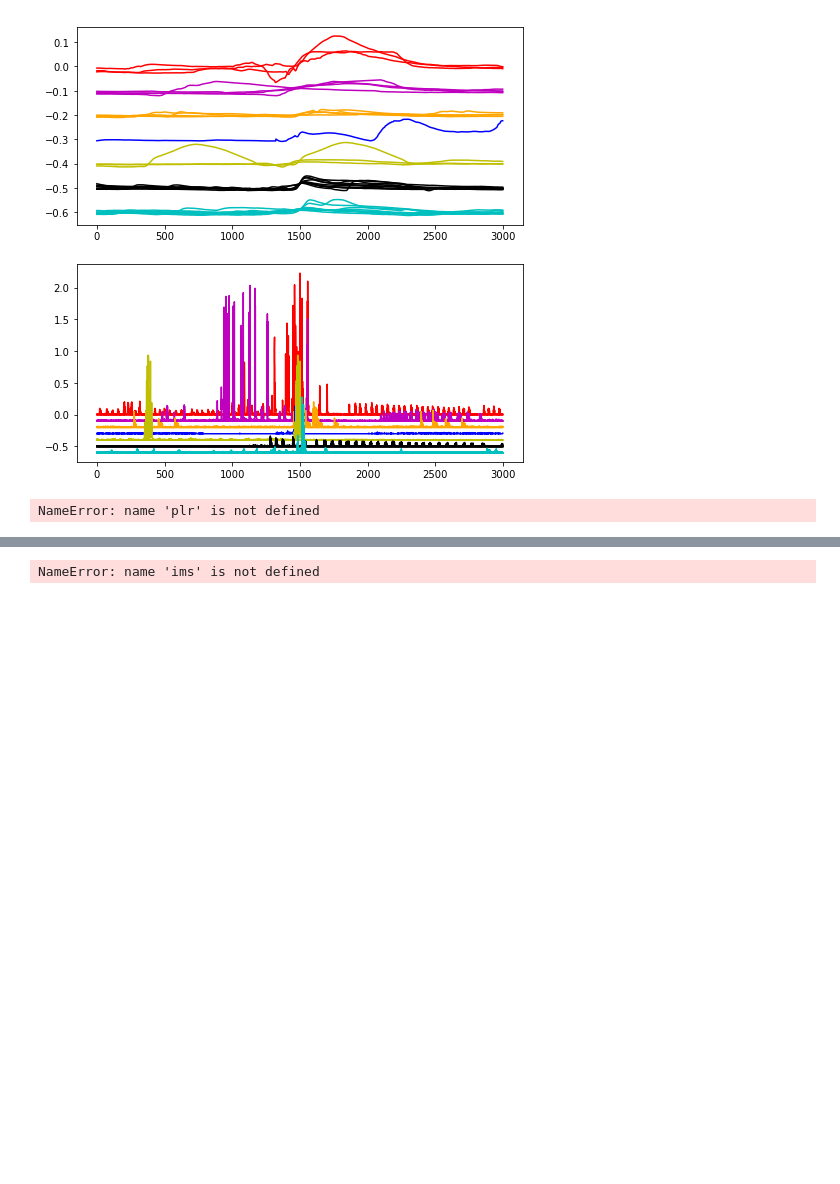
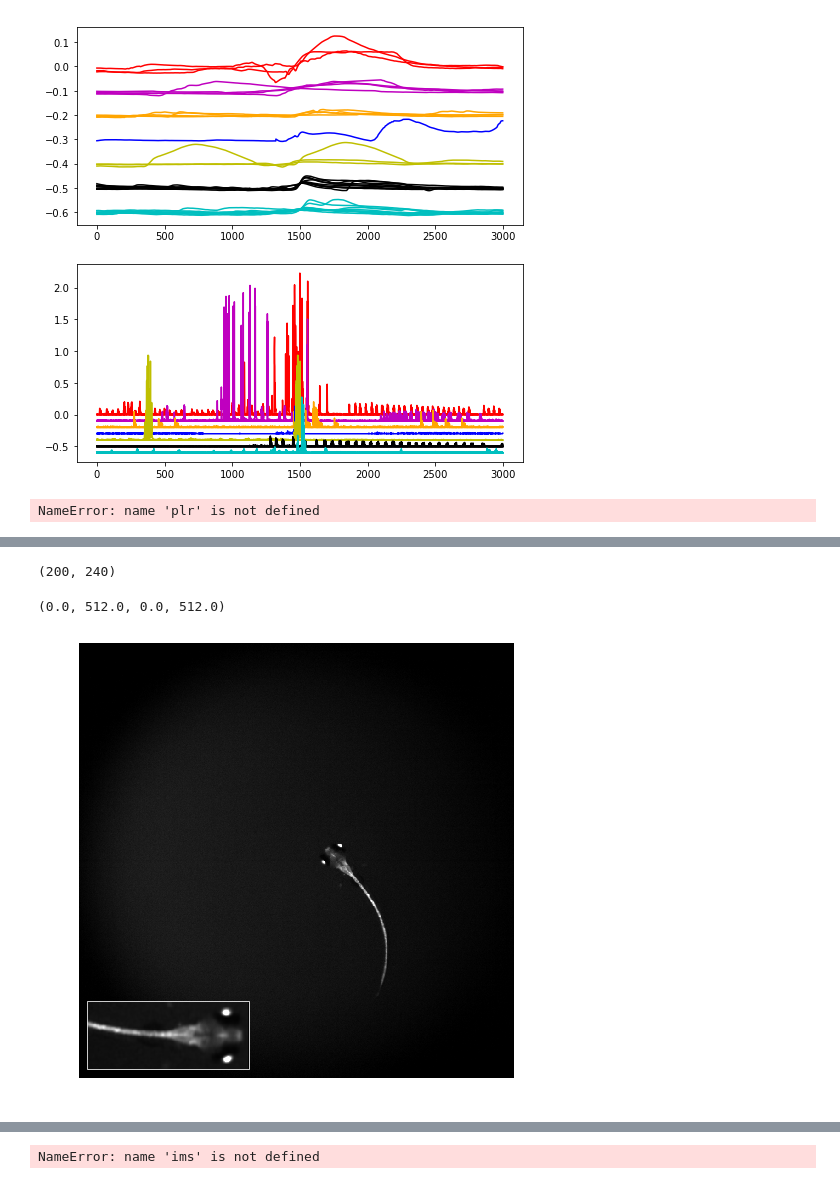
Before and after one commit to Yumuu/ngm, a Jupyter notebook: notebooks/embedding-videos-analysis.ipynb, the cells around one changed output, grey strips where cells are left out. Drawn from its saved outputs; the diff is of its cells as text; code cells hidden in the pictures; blank space fills up the shorter version.

Commit message:
updated plot of example struggle

```diff
--- a/notebooks/embedding-videos-analysis.ipynb
+++ b/notebooks/embedding-videos-analysis.ipynb
@@ -274,3 +271,30 @@ axs.add_patch(rect)
+# %%
+fish_ims_al[0].shape
+# %% [output]
+(200, 240)
+# %%
+def make_composite_fish_image(raw, inset, scale, origin):
+        from skimage.transform import resize
+        inset = resize(inset, scale * np.array(inset.shape), preserve_range=True)
+        raw[origin[0]:origin[0] + inset.shape[0], origin[1]:origin[1]+inset.shape[1]] = inset
+
+        return raw, (*origin, *inset.shape)
+# %%
+from skimage.transform import resize
+fig, axs = plt.subplots(figsize=(8,8))
+composite = fish_ims_raw[t].copy()
+scale = 2
+inset = fish_ims_al[t].copy()[80:120,130:225]
+ori = (10,10)
+composite, bbox = make_composite_fish_image(composite, inset, scale, ori)
+axs.imshow(composite, cmap='gray', clim=clim, origin='lower', extent=extent)
+rect = Rectangle(bbox[:2][::-1], bbox[3], bbox[2], fill=False, color='white', linewidth=1, alpha=.8)
+axs.add_patch(rect)
+axs.axis('off')
+# draw a rectangle around the inset image
+# %% [output]
+(0.0, 512.0, 0.0, 512.0)
+[figure, added]
 # %%
 example_fish = '6dpf_cy221xcy221_f2_spon_1'
 fish_ims_al = pims.open(str(exps[example_fish]['aligned']))
```
Also changed, not shown: parts of 5 cells of this notebook.
